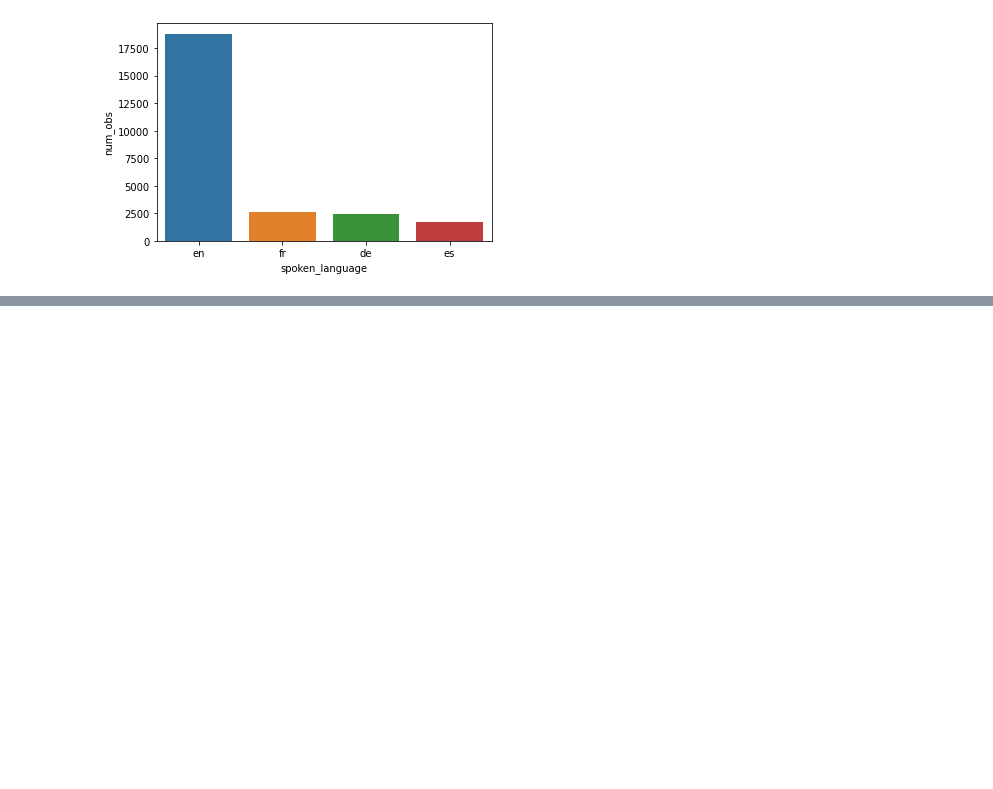
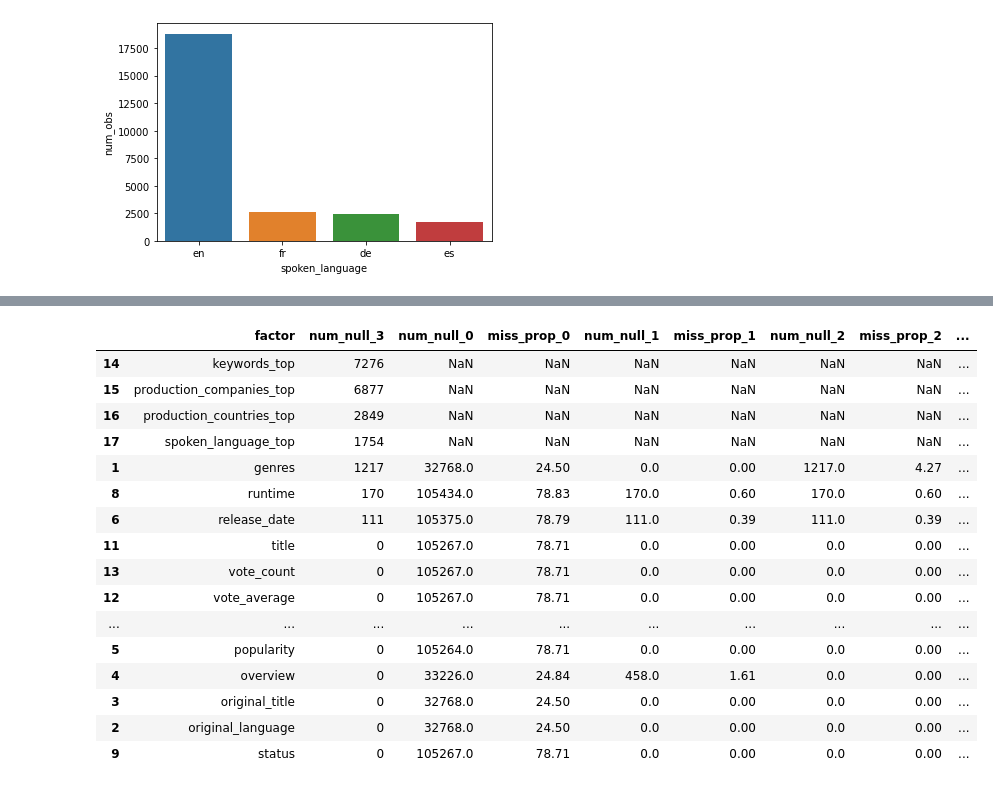
Before and after one commit to ChristopherDaigle/movie_ds_model, a Jupyter notebook: movie_data_analysis.ipynb, the cells around one changed output, grey strips where cells are left out. Drawn from its saved outputs; the diff is of its cells as text; code cells hidden in the pictures; blank space fills up the shorter version.

Commit message:
feat: handle columns with lists

```diff
--- a/movie_data_analysis.ipynb
+++ b/movie_data_analysis.ipynb
@@ -345,0 +342,5 @@ top_ten_sp_lang
+# %%
+df['keywords_top'] = df['keywords'].apply(lambda x: de.top_rep(x_i=x, top_list=top_ten_kw))
+df['production_companies_top'] = df['production_companies'].apply(lambda x: de.top_rep(x_i=x, top_list=top_ten_prod_comp, indicate=True))
+df['production_countries_top'] = df['production_countries'].apply(lambda x: de.top_rep(x_i=x, top_list=top_ten_prod_cont, indicate=True))
+df['spoken_language_top'] = df['spoken_languages'].apply(lambda x: de.top_rep(x_i=x, top_list=top_ten_sp_lang))
@@ -345,0 +384,31 @@ top_ten_sp_lang
+# %%
+df_1 = df.drop(['keywords', 'production_companies', 'production_countries', 'spoken_languages'], axis=1).copy()
+df_1.reset_index(inplace = True, drop = True)
+# %%
+# Analsis of dataframe after addressing columns with lists of elements:
+trans_null_3 = pd.DataFrame(df_1.isnull().sum()).reset_index()
+trans_null_3.rename(columns={'index': 'factor', 0: 'num_null_3'}, inplace=True)
+null_3 = trans_null_3.join(null_2.set_index('factor'), on='factor')
+df_info['obs_3'] = df_1.shape[0]
+df_info['fac_3'] = df_1.shape[1]
+df_info['null_3'] = null_3
+df_info['null_3']['miss_prop_3'] = round(df_info['null_3']['num_null_3'] / df.shape[0], 4) * 100
+df_info['null_3'].sort_values('miss_prop_3', ascending=False)
+# %% [output]
+|  | factor | num_null_3 | num_null_0 | miss_prop_0 | num_null_1 | miss_prop_1 | num_null_2 | miss_prop_2 | ... |
+| 14 | keywords_top | 7276 | NaN | NaN | NaN | NaN | NaN | NaN | ... |
+| 15 | production_companies_top | 6877 | NaN | NaN | NaN | NaN | NaN | NaN | ... |
+| 16 | production_countries_top | 2849 | NaN | NaN | NaN | NaN | NaN | NaN | ... |
+| 17 | spoken_language_top | 1754 | NaN | NaN | NaN | NaN | NaN | NaN | ... |
+| 1 | genres | 1217 | 32768.0 | 24.50 | 0.0 | 0.00 | 1217.0 | 4.27 | ... |
+| 8 | runtime | 170 | 105434.0 | 78.83 | 170.0 | 0.60 | 170.0 | 0.60 | ... |
+| 6 | release_date | 111 | 105375.0 | 78.79 | 111.0 | 0.39 | 111.0 | 0.39 | ... |
+| 11 | title | 0 | 105267.0 | 78.71 | 0.0 | 0.00 | 0.0 | 0.00 | ... |
+| 13 | vote_count | 0 | 105267.0 | 78.71 | 0.0 | 0.00 | 0.0 | 0.00 | ... |
+| 12 | vote_average | 0 | 105267.0 | 78.71 | 0.0 | 0.00 | 0.0 | 0.00 | ... |
+| ... | ... | ... | ... | ... | ... | ... | ... | ... | ... |
+| 5 | popularity | 0 | 105264.0 | 78.71 | 0.0 | 0.00 | 0.0 | 0.00 | ... |
+| 4 | overview | 0 | 33226.0 | 24.84 | 458.0 | 1.61 | 0.0 | 0.00 | ... |
+| 3 | original_title | 0 | 32768.0 | 24.50 | 0.0 | 0.00 | 0.0 | 0.00 | ... |
+| 2 | original_language | 0 | 32768.0 | 24.50 | 0.0 | 0.00 | 0.0 | 0.00 | ... |
+| 9 | status | 0 | 105267.0 | 78.71 | 0.0 | 0.00 | 0.0 | 0.00 | ... |
```
Also changed, not shown: parts of 8 cells of this notebook, 1 other file.
